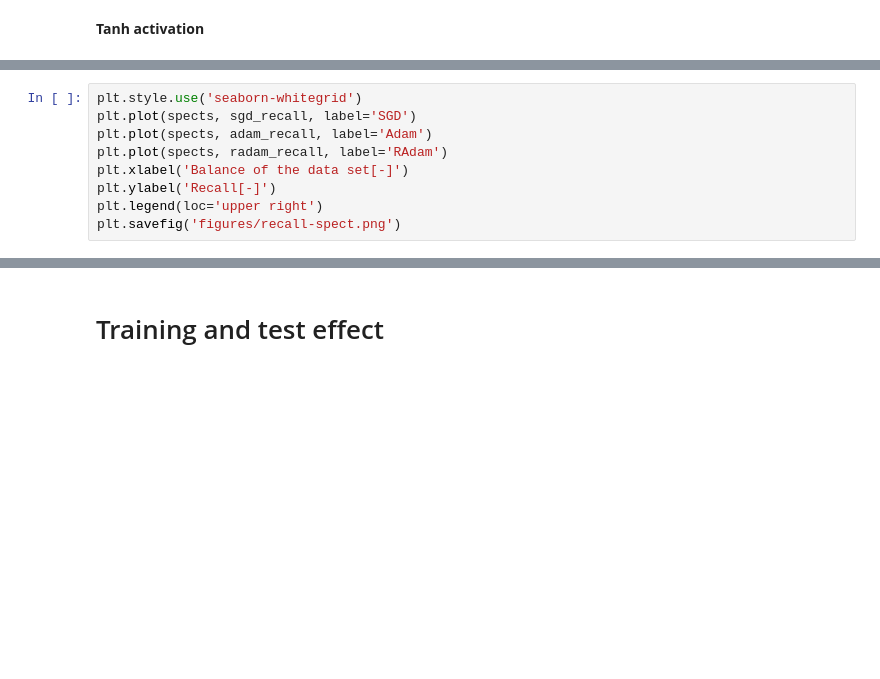
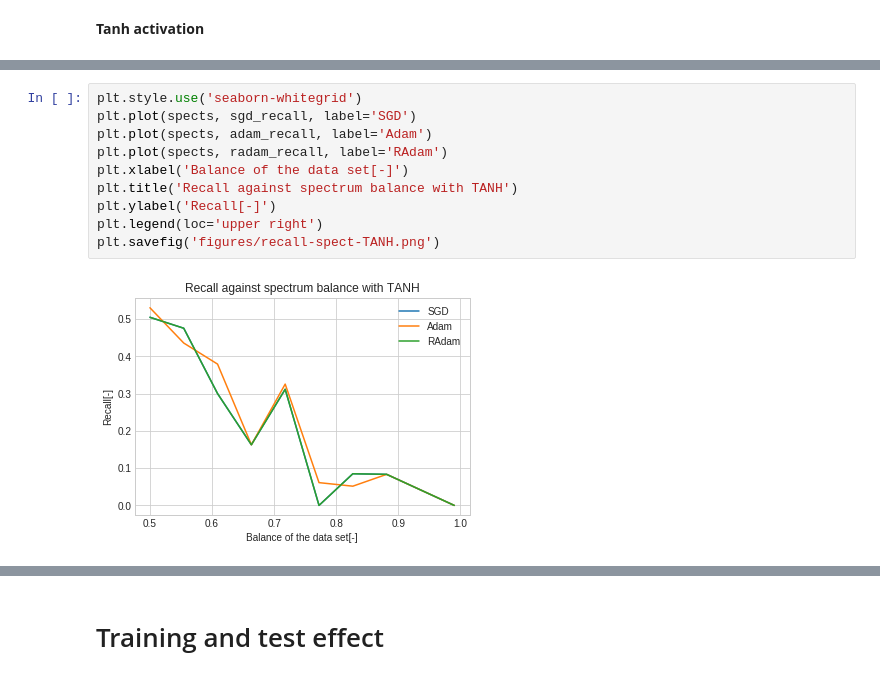
Before and after one commit to jalil-M/Opt-Project, a Jupyter notebook: project.ipynb, the cells around one changed output, grey strips where cells are left out. Drawn from its saved outputs; the diff is of its cells as text; blank space fills up the shorter version.

```diff
--- a/project.ipynb
+++ b/project.ipynb
@@ -125,12 +136,15 @@ plt.savefig('figures/f1-spect.png')
 # %%
 plt.style.use('seaborn-whitegrid')
 plt.plot(spects, sgd_recall, label='SGD')
 plt.plot(spects, adam_recall, label='Adam')
 plt.plot(spects, radam_recall, label='RAdam')
 plt.xlabel('Balance of the data set[-]')
+plt.title('Recall against spectrum balance with TANH')
 plt.ylabel('Recall[-]')
 plt.legend(loc='upper right')
-plt.savefig('figures/recall-spect.png')
+plt.savefig('figures/recall-spect-TANH.png')
+# %% [output]
+[figure, added]
 # %%
 plt.style.use('seaborn-whitegrid')
 plt.plot(spects, sgd_precision, label='SGD')
```
Also changed, not shown: parts of 12 cells of this notebook, 7 other files.
